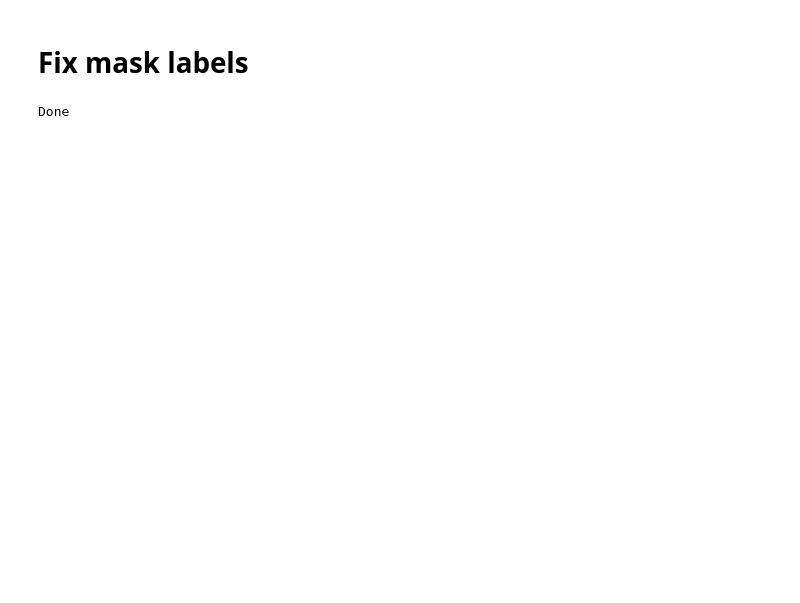
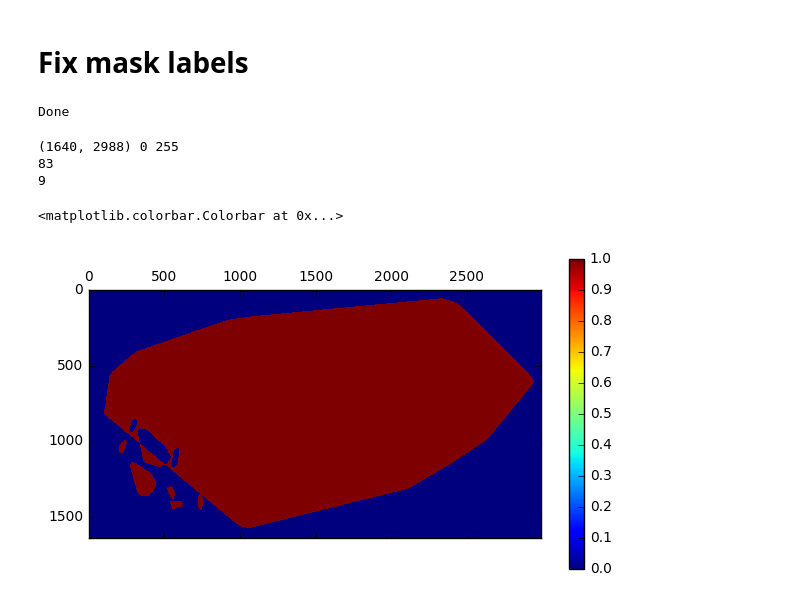
Before and after one commit to BioImageInformatics/histo_seg, a Jupyter notebook: notebooks/segmentation.ipynb, the cells around one changed output. Cells and saved outputs as stored; diff of their text form; code cells hidden in the pictures; blank space fills up the shorter version.

```diff
--- a/notebooks/segmentation.ipynb
+++ b/notebooks/segmentation.ipynb
@@ -390,3 +369,25 @@ for msk in mask_list:
 print 'Done'
 # %% [output]
 Done
+# %%
+img = cv2.imread('/home/nathan/histo-seg/semantic-pca/analysis_wsi/segnet_basic/1304700_tissue.png', -1)
+print img.shape, img.min(), img.max()
+
+cnts, _ = cv2.findContours(img, cv2.RETR_EXTERNAL, cv2.CHAIN_APPROX_SIMPLE)
+print len(cnts)
+# cnts = [cnt for cnt in cnts if cv2.contourArea(cnt) > 2000]
+# print len(cnts)
+hulls = [cv2.convexHull(cnt) for cnt in cnts if cv2.contourArea(cnt) > 2000]
+print len(hulls)
+
+img2 = np.zeros_like(img)
+cv2.drawContours(img2, hulls, -1, (1), -1)
+
+plt.matshow(img2)
+plt.colorbar()
+# %% [output]
+(1640, 2988) 0 255
+83
+9
+<matplotlib.colorbar.Colorbar at 0x...>
+[figure, added]
```
Also changed, not shown: parts of 5 cells of this notebook, 9 other files.
